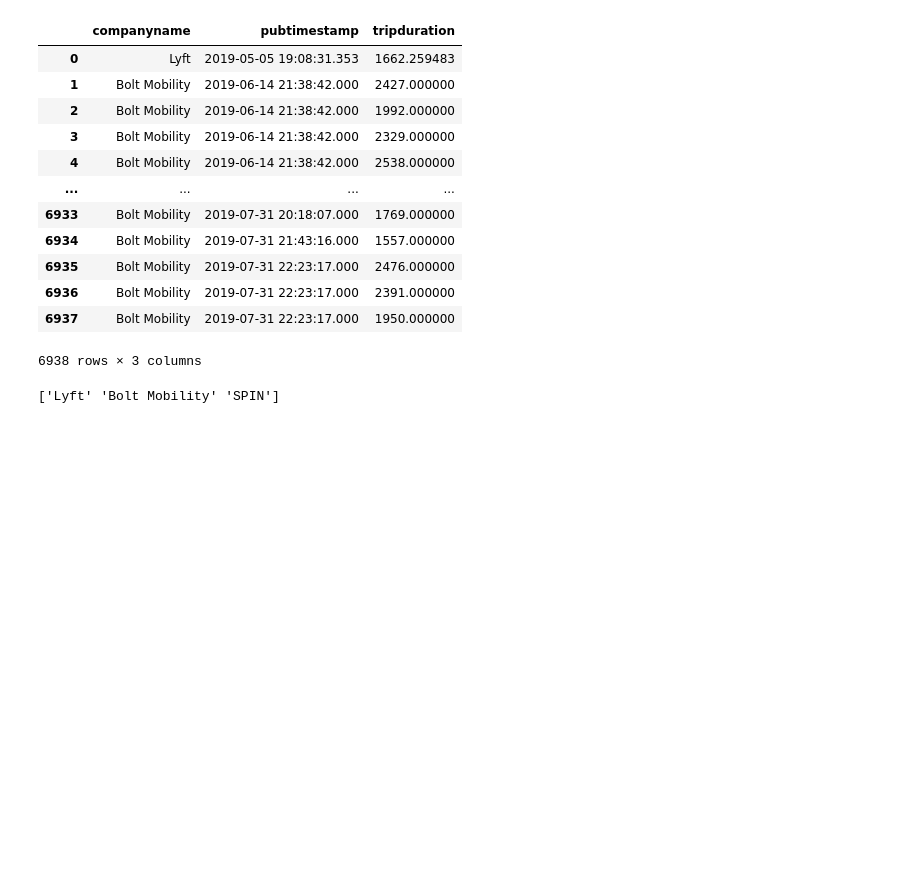
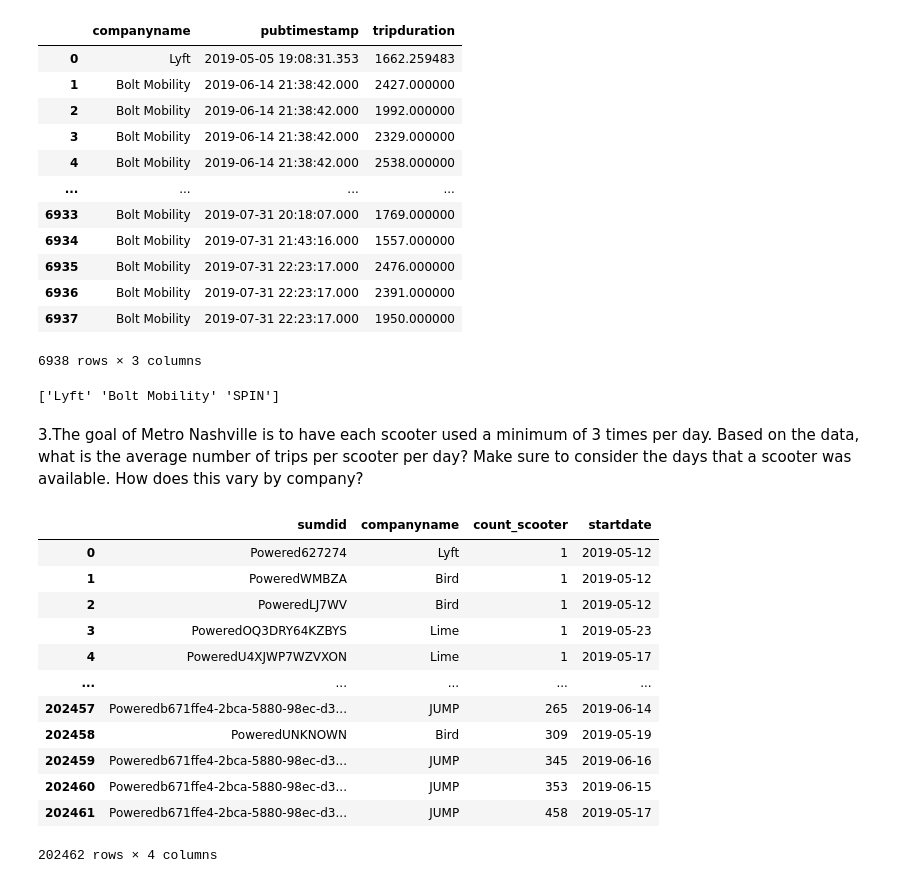
Before and after one commit to NSS-Data-Analytics-Cohort-10/scooters-group-6, a Jupyter notebook: notebooks/sqlalchemy.ipynb, the cells around one changed output. Drawn from its saved outputs; the diff is of its cells as text; code cells hidden in the pictures; blank space fills up the shorter version.

```diff
--- a/notebooks/sqlalchemy.ipynb
+++ b/notebooks/sqlalchemy.ipynb
@@ -531,3 +531,8 @@ unique_companies = max_trips['companyname'].unique()
 print(unique_companies)
 # %% [output]
 ['Lyft' 'Bolt Mobility' 'SPIN']
+# %% [markdown]
+3.The goal of Metro Nashville is to have each scooter used a minimum of 3 times per day.
+Based on the data, what is the average number of trips per scooter per day?
+Make sure to consider the days that a scooter was available.
+How does this vary by company?
@@ -533,0 +546,18 @@ print(unique_companies)
+# %%
+with engine.connect() as connection:
+    trips_per_day = pd.read_sql(query_per_day, con = connection)
+trips_per_day
+# %% [output]
+|  | sumdid | companyname | count_scooter | startdate |
+| 0 | Powered627274 | Lyft | 1 | 2019-05-12 |
+| 1 | PoweredWMBZA | Bird | 1 | 2019-05-12 |
+| 2 | PoweredLJ7WV | Bird | 1 | 2019-05-12 |
+| 3 | PoweredOQ3DRY64KZBYS | Lime | 1 | 2019-05-23 |
+| 4 | PoweredU4XJWP7WZVXON | Lime | 1 | 2019-05-17 |
+| ... | ... | ... | ... | ... |
+| 202457 | Poweredb671ffe4-2bca-5880-98ec-d3... | JUMP | 265 | 2019-06-14 |
+| 202458 | PoweredUNKNOWN | Bird | 309 | 2019-05-19 |
+| 202459 | Poweredb671ffe4-2bca-5880-98ec-d3... | JUMP | 345 | 2019-06-16 |
+| 202460 | Poweredb671ffe4-2bca-5880-98ec-d3... | JUMP | 353 | 2019-06-15 |
+| 202461 | Poweredb671ffe4-2bca-5880-98ec-d3... | JUMP | 458 | 2019-05-17 |
+202462 rows × 4 columns
```
Also changed, not shown: parts of 6 cells of this notebook.
